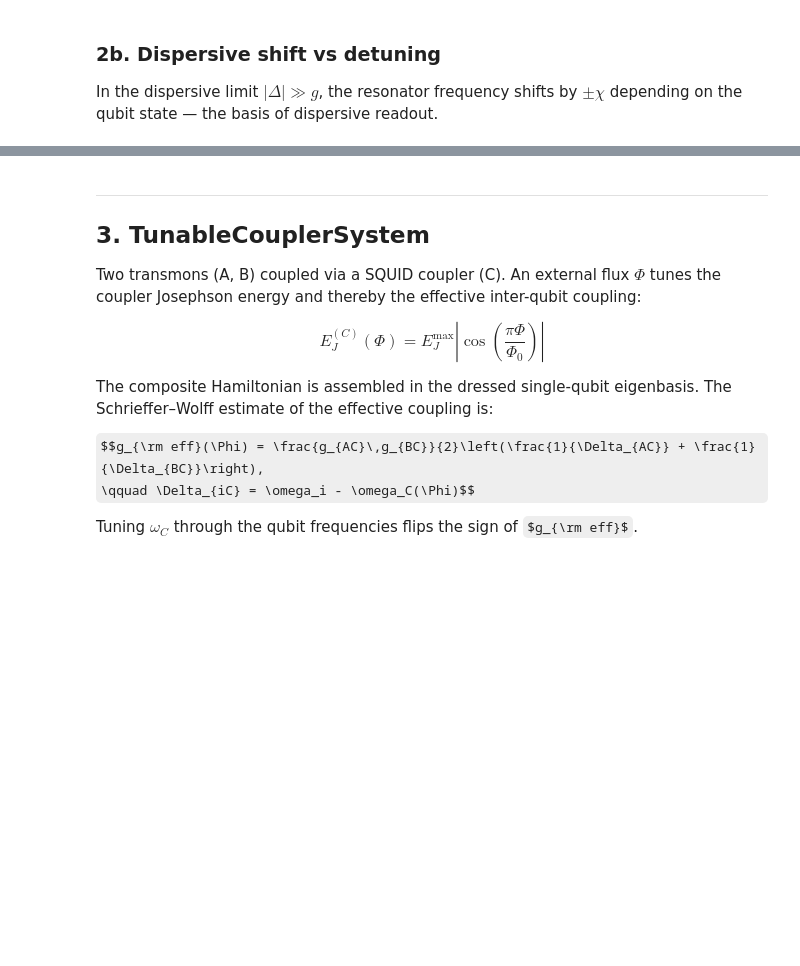
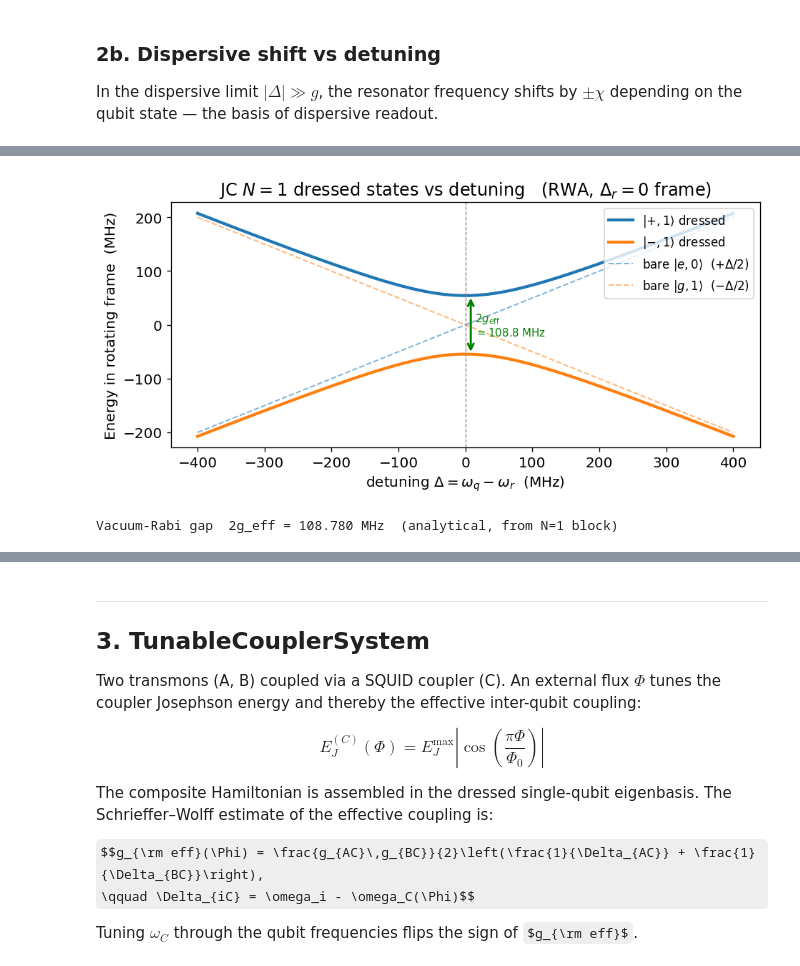
Before and after one commit to jghosh2/superqsim, a Jupyter notebook: notebooks/transmon_demo.ipynb, the cells around one changed output, grey strips where cells are left out. Saved outputs shown, nothing was run; the diff lists cells and outputs as text; code cells hidden in the pictures; some formulas as TeX source; blank space fills up the shorter version.

Commit message:
rotating frame added to TR system

```diff
--- a/notebooks/transmon_demo.ipynb
+++ b/notebooks/transmon_demo.ipynb
@@ -241,0 +305,33 @@ plt.show()
+# %%
+# Analytical N=1 dressed-state energies in the Δ_r = 0 rotating frame
+# Bare states:  |e,0⟩ at +Δ/2,  |g,1⟩ at −Δ/2  (Δ_r = 0 → photon costs no energy)
+# Dressed states:  ±√(Δ²/4 + g_eff²)   from diagonalising the 2×2 N=1 block
+
+delta = np.linspace(-0.4, 0.4, 400)     # Δ = ω_q − ω_r  (GHz)
+E_plus  =  np.sqrt(delta**2 / 4 + g_eff_jc**2)
+E_minus = -np.sqrt(delta**2 / 4 + g_eff_jc**2)
+
+fig, ax = plt.subplots(figsize=(8, 4))
+ax.plot(delta * 1e3, E_plus  * 1e3, "C0", lw=2.5, label=r"$|{+,1}\rangle$ dressed")
+ax.plot(delta * 1e3, E_minus * 1e3, "C1", lw=2.5, label=r"$|{-,1}\rangle$ dressed")
+ax.plot(delta * 1e3,  delta / 2 * 1e3, "C0--", lw=1.2, alpha=0.55, label=r"bare $|e,0\rangle$  ($+\Delta/2$)")
+ax.plot(delta * 1e3, -delta / 2 * 1e3, "C1--", lw=1.2, alpha=0.55, label=r"bare $|g,1\rangle$  ($-\Delta/2$)")
+ax.axvline(0, color="gray", ls="--", lw=0.8)
+
+# Annotate the vacuum-Rabi gap at resonance
+ax.annotate("", xy=(8, g_eff_jc * 1e3), xytext=(8, -g_eff_jc * 1e3),
+            arrowprops=dict(arrowstyle="<->", color="green", lw=1.8))
+ax.text(14, 0, f"$2g_{{\\rm eff}}$\n$= {2*g_eff_jc*1e3:.1f}$ MHz",
+        color="green", va="center", fontsize=9)
+
+ax.set_xlabel(r"detuning $\Delta = \omega_q - \omega_r$  (MHz)")
+ax.set_ylabel("Energy in rotating frame  (MHz)")
+ax.set_title(r"JC $N=1$ dressed states vs detuning   (RWA, $\Delta_r = 0$ frame)")
+ax.legend(loc="upper right", fontsize=10)
+plt.tight_layout()
+plt.show()
+
+print(f"Vacuum-Rabi gap  2g_eff = {2*g_eff_jc*1e3:.3f} MHz  (analytical, from N=1 block)")
+# %% [output]
+[figure, added]
+Vacuum-Rabi gap  2g_eff = 108.780 MHz  (analytical, from N=1 block)
```
Also changed, not shown: parts of 9 cells of this notebook.
